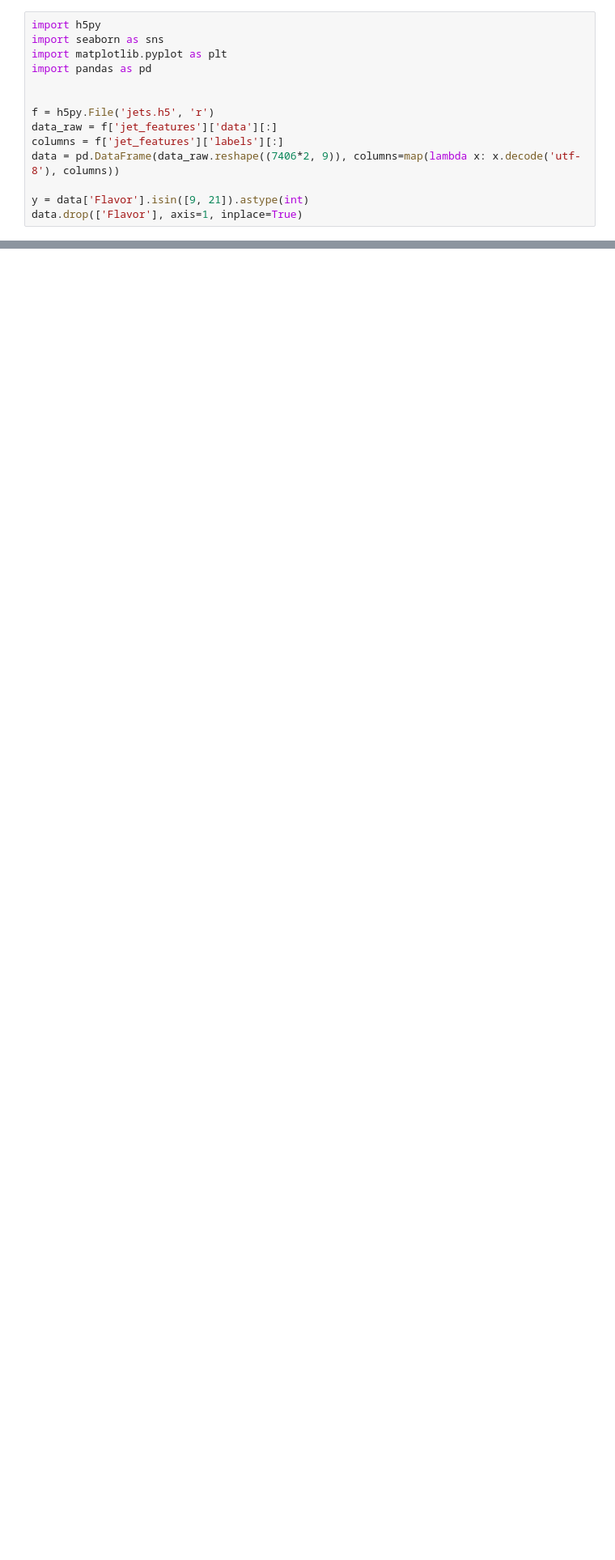
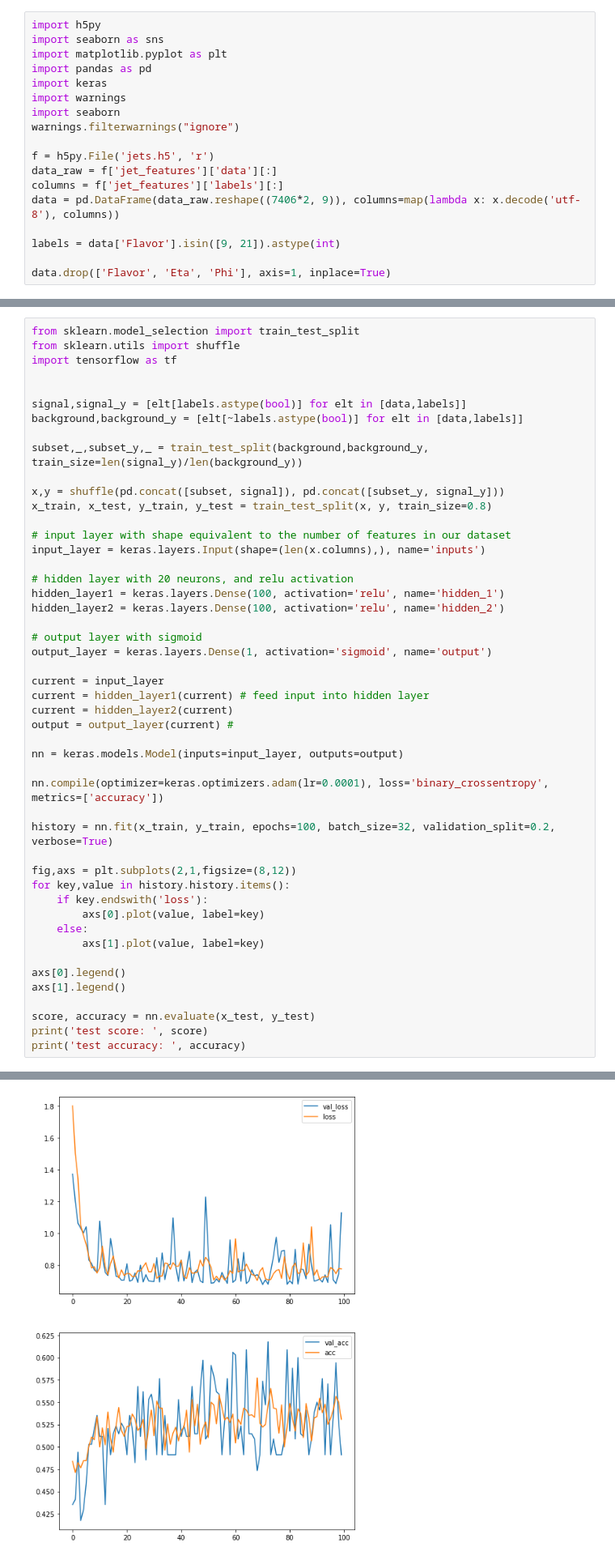
Before and after one commit to luclepot/SPS_ml_tutorial, a Jupyter notebook: day2/2_zoo.ipynb, the cells around one changed output, grey strips where cells are left out. Shown at 81% size. Drawn from its saved outputs; the diff is of its cells as text; blank space fills up the shorter version.

```diff
--- a/day2/2_zoo.ipynb
+++ b/day2/2_zoo.ipynb
@@ -12,12 +12,16 @@ import h5py
 import seaborn as sns
 import matplotlib.pyplot as plt
 import pandas as pd
-
+import keras
+import warnings
+import seaborn
+warnings.filterwarnings("ignore")
 
 f = h5py.File('jets.h5', 'r')
 data_raw = f['jet_features']['data'][:]
 columns = f['jet_features']['labels'][:]
 data = pd.DataFrame(data_raw.reshape((7406*2, 9)), columns=map(lambda x: x.decode('utf-8'), columns))
 
-y = data['Flavor'].isin([9, 21]).astype(int)
-data.drop(['Flavor'], axis=1, inplace=True)
+labels = data['Flavor'].isin([9, 21]).astype(int)
+
+data.drop(['Flavor', 'Eta', 'Phi'], axis=1, inplace=True)
@@ -48,0 +32,49 @@ NameError: name 'keras' is not defined
+# %%
+from sklearn.model_selection import train_test_split
+from sklearn.utils import shuffle
+import tensorflow as tf
+
+
+signal,signal_y = [elt[labels.astype(bool)] for elt in [data,labels]]
+background,background_y = [elt[~labels.astype(bool)] for elt in [data,labels]]
+
+subset,_,subset_y,_ = train_test_split(background,background_y, train_size=len(signal_y)/len(background_y))
+
+x,y = shuffle(pd.concat([subset, signal]), pd.concat([subset_y, signal_y]))
+x_train, x_test, y_train, y_test = train_test_split(x, y, train_size=0.8)
+
+# input layer with shape equivalent to the number of features in our dataset
+input_layer = keras.layers.Input(shape=(len(x.columns),), name='inputs')
+
+# hidden layer with 20 neurons, and relu activation
+hidden_layer1 = keras.layers.Dense(100, activation='relu', name='hidden_1')
+hidden_layer2 = keras.layers.Dense(100, activation='relu', name='hidden_2')
+
+# output layer with sigmoid
+output_layer = keras.layers.Dense(1, activation='sigmoid', name='output')
+
+current = input_layer
+current = hidden_layer1(current) # feed input into hidden layer
+current = hidden_layer2(current)
+output = output_layer(current) #
+
+nn = keras.models.Model(inputs=input_layer, outputs=output)
+
+nn.compile(optimizer=keras.optimizers.adam(lr=0.0001), loss='binary_crossentropy', metrics=['accuracy'])
+
+history = nn.fit(x_train, y_train, epochs=100, batch_size=32, validation_split=0.2, verbose=True)
+
+fig,axs = plt.subplots(2,1,figsize=(8,12))
+for key,value in history.history.items():
+    if key.endswith('loss'):
+        axs[0].plot(value, label=key)
+    else:
+        axs[1].plot(value, label=key)
+
+axs[0].legend()
+axs[1].legend()
+
+score, accuracy = nn.evaluate(x_test, y_test)
+print('test score: ', score)
+print('test accuracy: ', accuracy)
+# %% [output]
@@ -48,0 +98 @@ NameError: name 'keras' is not defined
+[figure, added]
```
Also changed, not shown: parts of 5 cells of this notebook.
